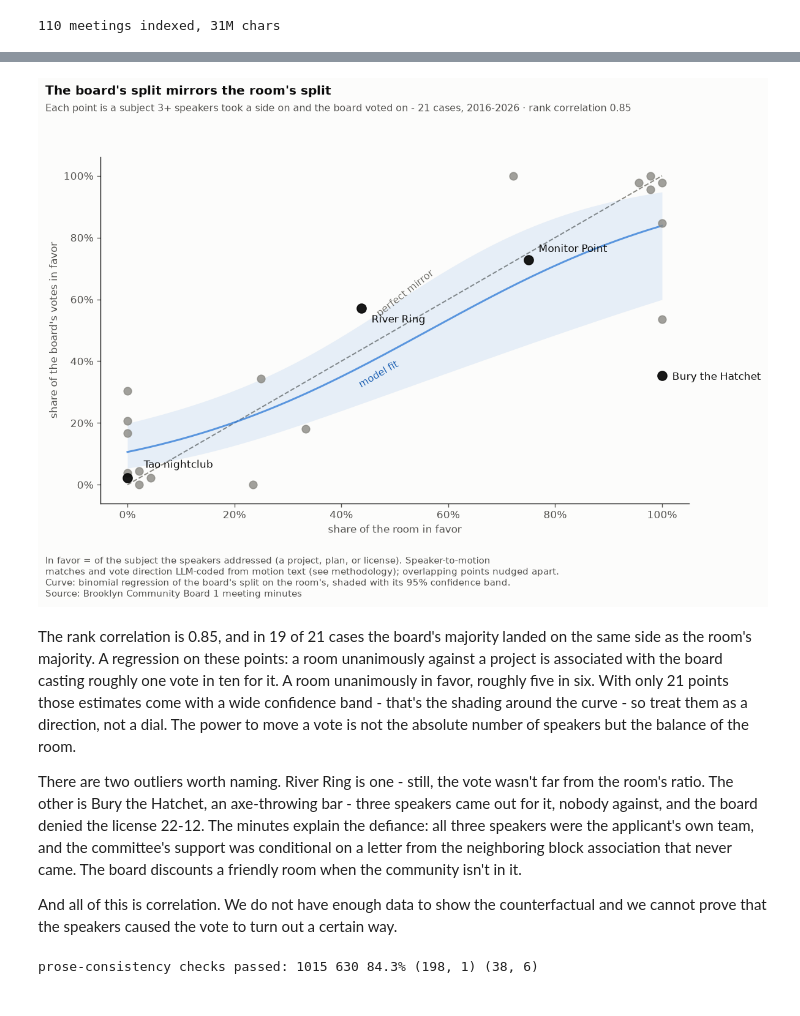
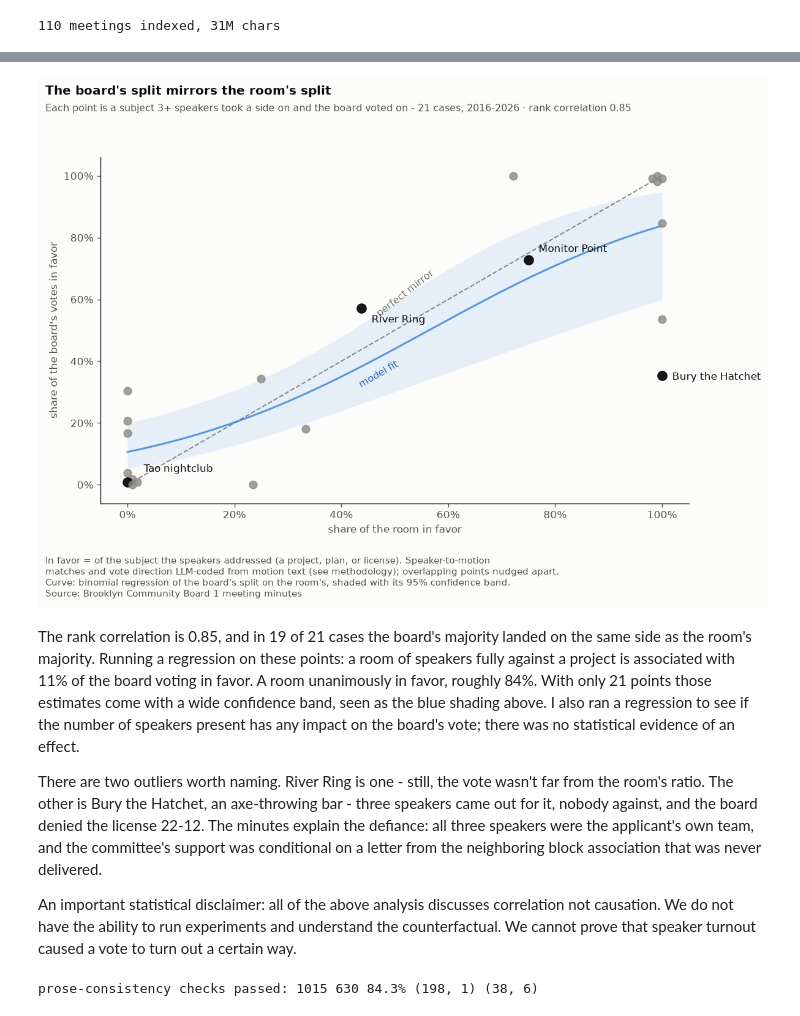
Before and after one commit to blowenstein0/cb1-minutes-analysis, a Jupyter notebook: analysis/blog_v2.ipynb, the cells around one changed output, grey strips where cells are left out. Saved outputs shown, nothing was run; the diff lists cells and outputs as text; code cells hidden in the pictures.

```diff
--- a/analysis/blog_v2.ipynb
+++ b/analysis/blog_v2.ipynb
@@ -483,17 +479,18 @@ ax.plot(_xx, _fit["mean"], color=BLUE, lw=1.8, alpha=0.75, zorder=2)
 ax.annotate("model fit", (0.47, 0.315), fontsize=9.5, color=BLUETXT,
             rotation=30, ha="center")
 
-# nudge exactly-overlapping corner points apart so all 21 are visible;
-# at the 0%/100% edges the ring is pulled inside so no dot leaves the domain
+# exactly-overlapping points get a tight nudge - just enough to show the
+# pile-up without reading as distinct values; rings pulled inside at the edges
 pts = MIRROR.copy()
+_J = 0.009
 for (x, y), g in pts.groupby(["room", "board"]):
     if len(g) > 1:
-        cx = x - 0.022 * ((x > 0.99) - (x < 0.01))
-        cy = y - 0.022 * ((y > 0.99) - (y < 0.01))
+        cx = x - _J * ((x > 0.99) - (x < 0.01))
+        cy = y - _J * ((y > 0.99) - (y < 0.01))
         for k, idx in enumerate(g.index):
             ang = 2 * np.pi * k / len(g)
-            pts.loc[idx, "room"] = cx + 0.022 * np.cos(ang)
-            pts.loc[idx, "board"] = cy + 0.022 * np.sin(ang)
+            pts.loc[idx, "room"] = cx + _J * np.cos(ang)
+            pts.loc[idx, "board"] = cy + _J * np.sin(ang)
 
 named = {"Tao nightclub": (16, 10), "River Ring": (10, -14),
          "Monitor Point": (10, 8), "Bury the Hatchet license": (10, -4)}
@@ -501,40 +498,40 @@ for _, p in pts.iterrows():
     hot = p.label in named
     ax.plot(p.room, p.board, "o", ms=9 if hot else 7.5,
             color=INK if hot else GRAY, alpha=0.95 if hot else 0.8, zorder=3)
     if hot:
         dx, dy = named[p.label]
         ax.annotate(p.label.replace(" license", ""), (p.room, p.board),
                     xytext=(dx, dy), textcoords="offset points",
                     fontsize=10, color=INK)
 
 ax.set_xlim(-0.05, 1.05)
 ax.set_ylim(-0.06, 1.06)
 ax.xaxis.set_major_formatter(lambda v, _: f"{v:.0%}")
 ax.yaxis.set_major_formatter(lambda v, _: f"{v:.0%}")
 ax.set_xlabel("share of the room in favor", fontsize=10, color=INK2)
 ax.set_ylabel("share of the board's votes in favor", fontsize=10, color=INK2)
 ax.spines[["top", "right"]].set_visible(False)
 ax.tick_params(colors=INK2)
 fig.suptitle("The board's split mirrors the room's split",
              fontsize=12, color=INK, x=0.01, ha="left", fontweight="bold")
 fig.text(0.01, 0.925, f"Each point is a subject 3+ speakers took a side on and the board "
          f"voted on - {len(MIRROR)} cases, 2016-2026 · rank correlation {rho:.2f}",
          fontsize=9.5, color=INK2)
 fig.text(0.01, -0.02, "In favor = of the subject the speakers addressed (a project, plan, or license). Speaker-to-motion\n"
          "matches and vote direction LLM-coded from motion text (see methodology); overlapping points nudged apart.\n"
          "Curve: binomial regression of the board's split on the room's, shaded with its 95% confidence band.\n"
          + SRC,
          fontsize=9, color=INK2, va="top")
 fig.tight_layout(rect=[0, 0, 1, 0.9])
 plt.show()
 # %% [output]
-[figure, old version]
+[figure, new version]
 # %% [markdown]
-The rank correlation is 0.85, and in 19 of 21 cases the board's majority landed on the same side as the room's majority. A regression on these points: a room unanimously against a project is associated with the board casting roughly one vote in ten for it. A room unanimously in favor, roughly five in six. With only 21 points those estimates come with a wide confidence band - that's the shading around the curve - so treat them as a direction, not a dial. The power to move a vote is not the absolute number of speakers but the balance of the room.
+The rank correlation is 0.85, and in 19 of 21 cases the board's majority landed on the same side as the room's majority. Running a regression on these points: a room of speakers fully against a project is associated with 11% of the board voting in favor. A room unanimously in favor, roughly 84%. With only 21 points those estimates come with a wide confidence band, seen as the blue shading above. I also ran a regression to see if the number of speakers present has any impact on the board's vote; there was no statistical evidence of an effect.
 
-There are two outliers worth naming. River Ring is one - still, the vote wasn't far from the room's ratio. The other is Bury the Hatchet, an axe-throwing bar - three speakers came out for it, nobody against, and the board denied the license 22-12. The minutes explain the defiance: all three speakers were the applicant's own team, and the committee's support was conditional on a letter from the neighboring block association that never came. The board discounts a friendly room when the community isn't in it.
+There are two outliers worth naming. River Ring is one - still, the vote wasn't far from the room's ratio. The other is Bury the Hatchet, an axe-throwing bar - three speakers came out for it, nobody against, and the board denied the license 22-12. The minutes explain the defiance: all three speakers were the applicant's own team, and the committee's support was conditional on a letter from the neighboring block association that was never delivered.
 
-And all of this is correlation. We do not have enough data to show the counterfactual and we cannot prove that the speakers caused the vote to turn out a certain way.
+An important statistical disclaimer: all of the above analysis discusses correlation not causation. We do not have the ability to run experiments and understand the counterfactual. We cannot prove that speaker turnout caused a vote to turn out a certain way.
 # %%
 # Prose-consistency guard: every number quoted in the text, recomputed.
 # The render fails here if a re-extraction drifts the data out from under the prose.
```
Also changed, not shown: parts of 12 cells of this notebook, 1 other file.
